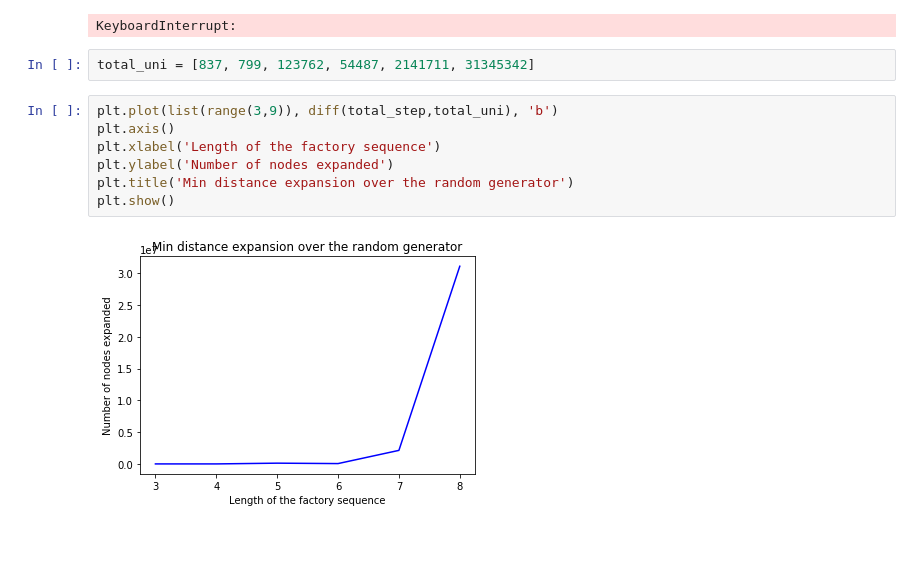
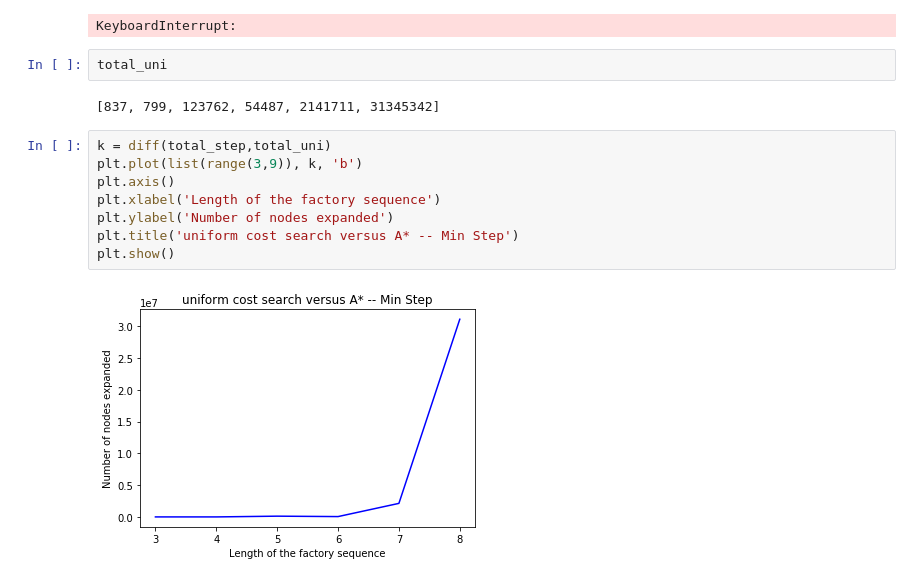
Before and after one commit to crispyricky/Artificial-Intelligent-Python, a Jupyter notebook: MP2/1.1 Siping/1.1 Refined.ipynb, the cells around one changed output. Saved outputs shown, nothing was run; the diff lists cells and outputs as text; blank space fills up the shorter version.

```diff
--- a/MP2/1.1 Siping/1.1 Refined.ipynb
+++ b/MP2/1.1 Siping/1.1 Refined.ipynb
@@ -387,17 +387,20 @@ for N in range(3,9):
 finish 3  0.036228179931640625
 finish 4  1.2168350219726562
 KeyboardInterrupt:
-# %%
-total_uni = [837, 799, 123762, 54487, 2141711, 31345342]
+# %%
+total_uni
+# %% [output]
+[837, 799, 123762, 54487, 2141711, 31345342]
 # %%
-plt.plot(list(range(3,9)), diff(total_step,total_uni), 'b')
+k = diff(total_step,total_uni)
+plt.plot(list(range(3,9)), k, 'b')
 plt.axis()
 plt.xlabel('Length of the factory sequence')
 plt.ylabel('Number of nodes expanded')
-plt.title('Min distance expansion over the random generator')
+plt.title('uniform cost search versus A* -- Min Step')
 plt.show()
 # %% [output]
-[figure, old version]
+[figure, new version]
 # %%
 total_uni_dis = []
 N = 8
```
Also changed, not shown: parts of 3 cells of this notebook, 2 other files.
